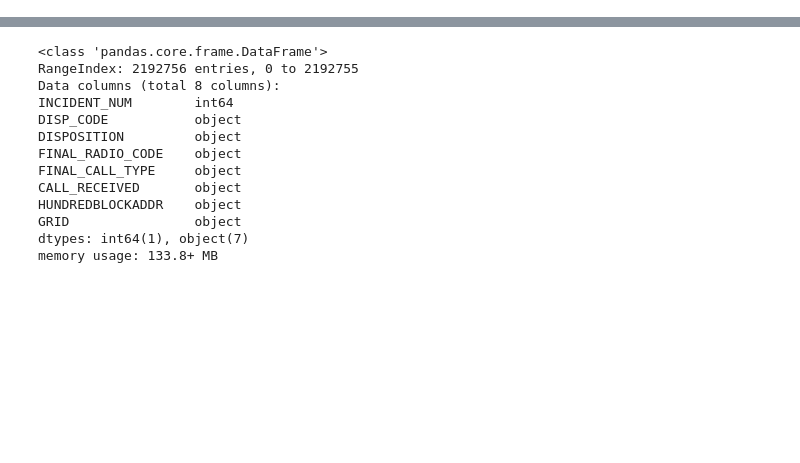
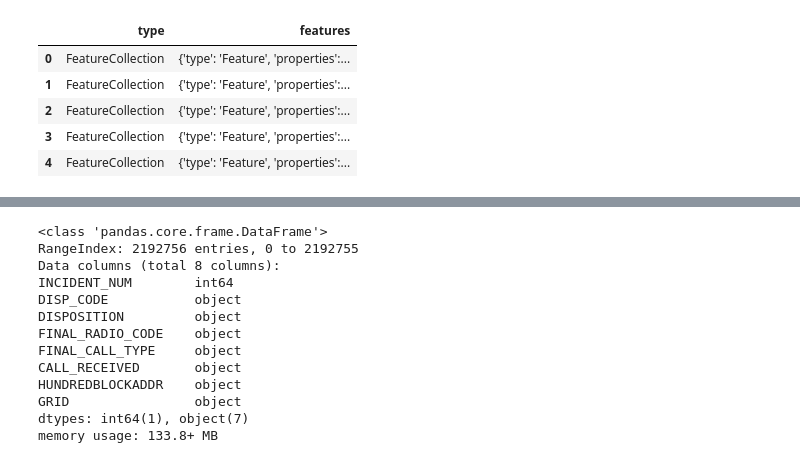
Before and after one commit to tjslezak/Phoenix-Calls-for-Service-EDA, a Jupyter notebook: callsforservice-eda.ipynb, the cells around one changed output, grey strips where cells are left out. Drawn from its saved outputs; the diff is of its cells as text; code cells hidden in the pictures; blank space fills up the shorter version.

```diff
--- a/callsforservice-eda.ipynb
+++ b/callsforservice-eda.ipynb
@@ -125,0 +158,11 @@ memory usage: 4.7+ MB
+# %%
+gdf = pd.read_json('https://opendata.arcgis.com/datasets/2dcb4c20c9a444f2a5d3dca180b651c9_2.geojson')
+# %%
+gdf.head()
+# %% [output]
+|  | type | features |
+| 0 | FeatureCollection | {'type': 'Feature', 'properties':... |
+| 1 | FeatureCollection | {'type': 'Feature', 'properties':... |
+| 2 | FeatureCollection | {'type': 'Feature', 'properties':... |
+| 3 | FeatureCollection | {'type': 'Feature', 'properties':... |
+| 4 | FeatureCollection | {'type': 'Feature', 'properties':... |
```
Also changed, not shown: parts of 29 cells of this notebook.
